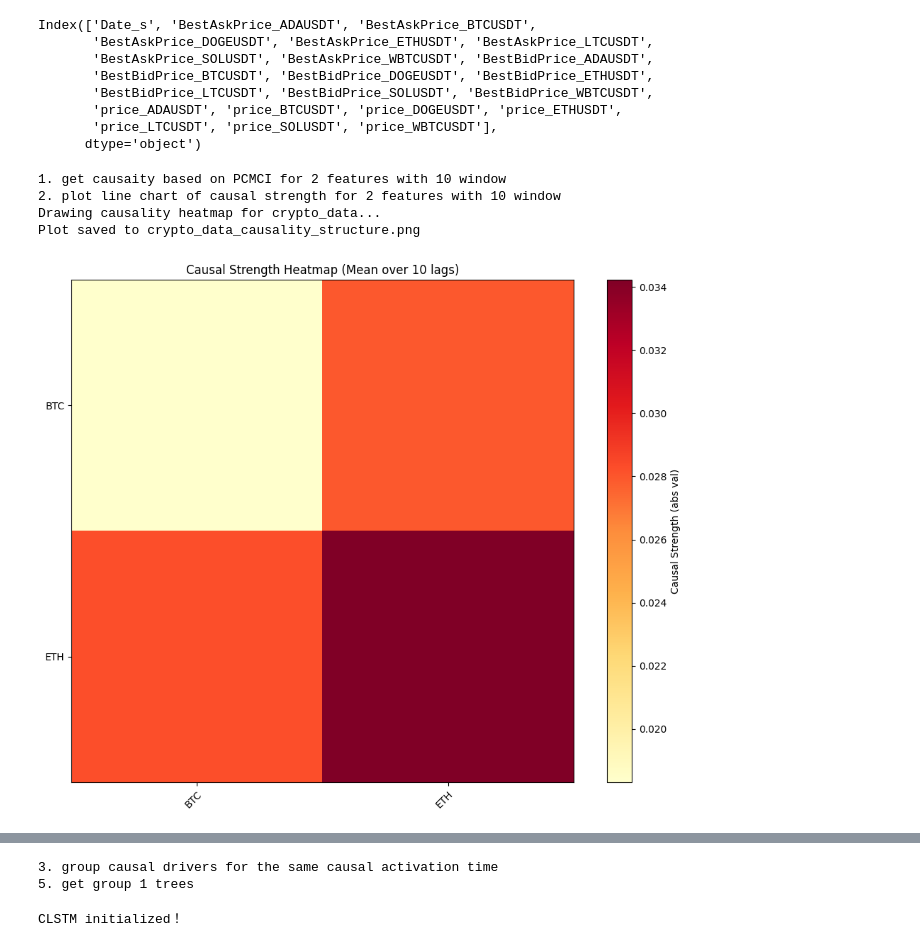
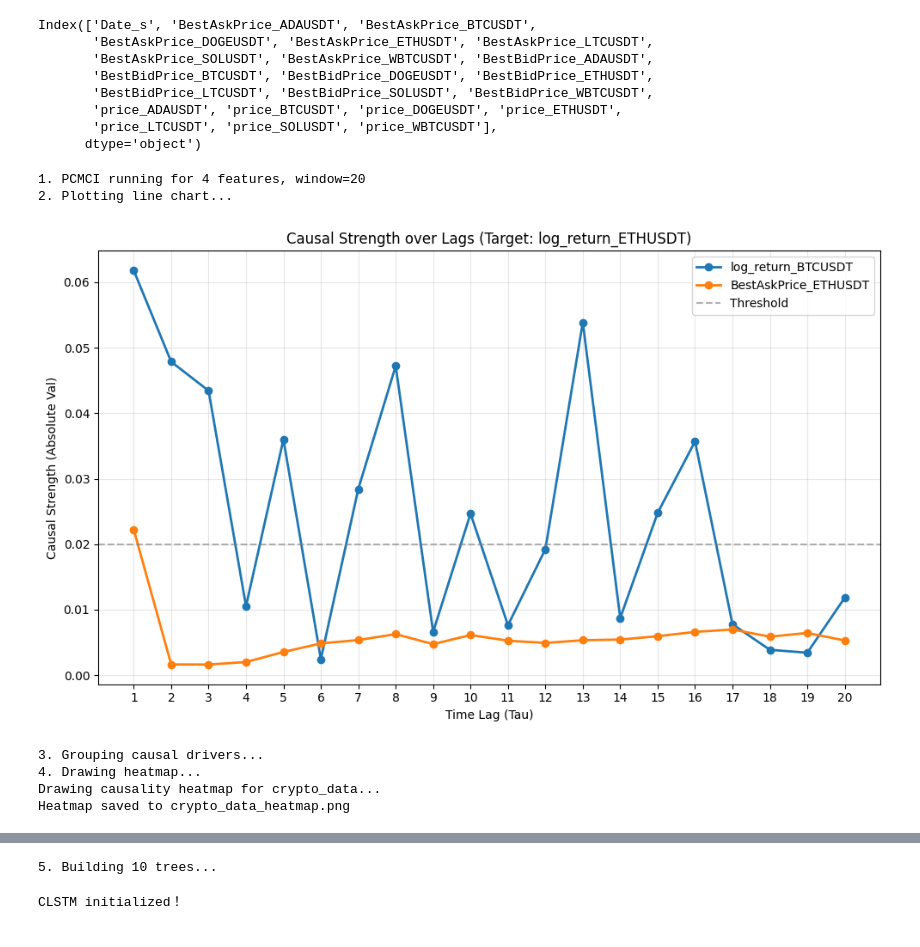
Before and after one commit to 1pod-x/LSTM-PCMCI, a Jupyter notebook: CLSTM.ipynb, the cells around one changed output, grey strips where cells are left out. Saved outputs shown, nothing was run; the diff lists cells and outputs as text; code cells hidden in the pictures.

```diff
--- a/CLSTM.ipynb
+++ b/CLSTM.ipynb
@@ -86,23 +83,22 @@ trainX, trainY, valX, valY, testX, testY = prepare_lstm_data_volume_1s(data)
 # %%
 combined_data = np.column_stack((
     data['log_return_BTCUSDT'].values,
-    data['log_return_ETHUSDT'].values
+   data['BestAskPrice_ETHUSDT'].values,
+   data['BestBidPrice_ETHUSDT'].values,
+   data['log_return_ETHUSDT'].values
 ))
-
 split_idx = int(len(combined_data) * 0.8)
 train_data_2d = combined_data[:split_idx]
-
-
 causal_analyzer = GetCausal.CausalPrecursors(
-    var_names=['BTC', 'ETH'],
-    window=10,
-    num_features=2
+     var_names=['log_return_BTCUSDT' ,'BestAskPrice_ETHUSDT','BestBidPrice_ETHUSDT','log_return_ETHUSDT'],
+    num_features=4
 )
-
 C=causal_analyzer.__call__(train_data_2d)
 # %% [output]
-1. get causaity based on PCMCI for 2 features with 10 window
-2. plot line chart of causal strength for 2 features with 10 window
-Drawing causality heatmap for crypto_data...
-Plot saved to crypto_data_causality_structure.png
+1. PCMCI running for 4 features, window=20
+2. Plotting line chart...
-[figure, old version]
+[figure, new version]
+3. Grouping causal drivers...
+4. Drawing heatmap...
+Drawing causality heatmap for crypto_data...
+Heatmap saved to crypto_data_heatmap.png
@@ -110,3 +106,2 @@ Plot saved to crypto_data_causality_structure.png
-3. group causal drivers for the same causal activation time
-5. get group 1 trees
+5. Building 10 trees...
 # %%
```
Also changed, not shown: parts of 7 cells of this notebook.
